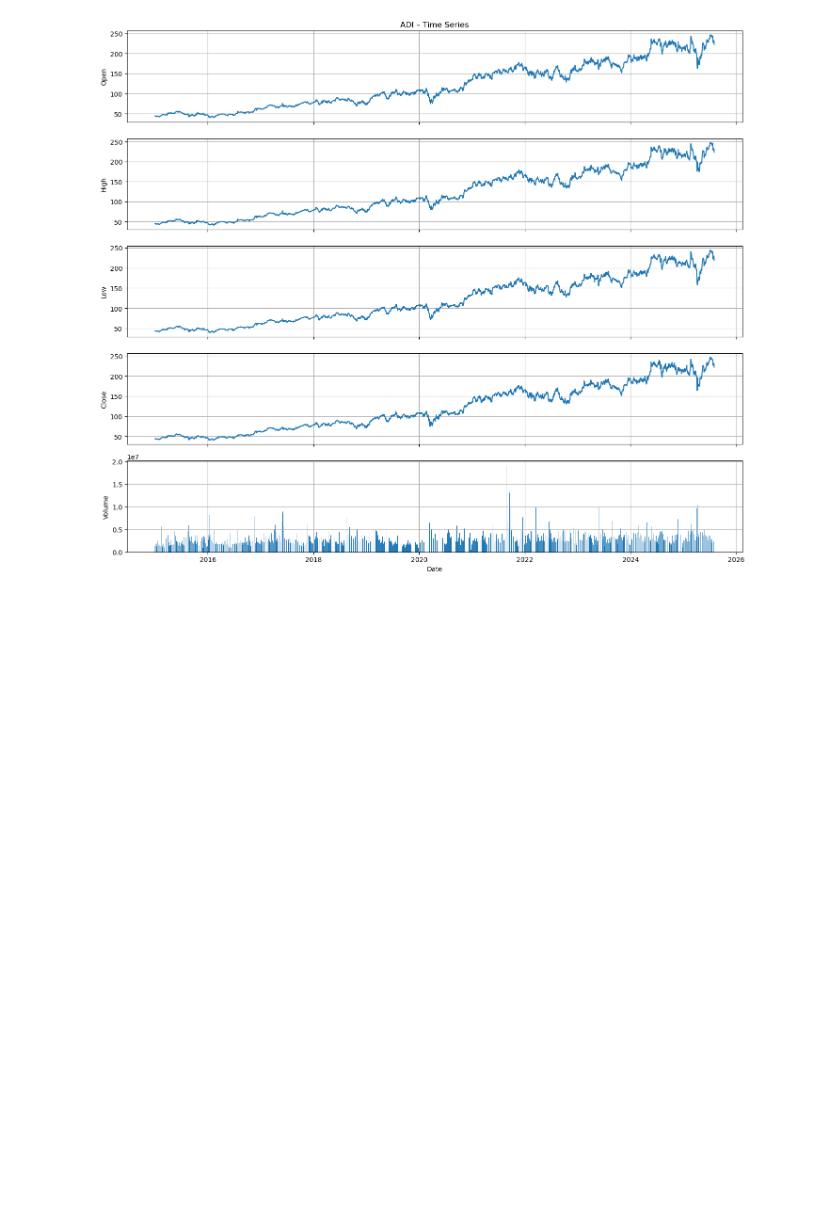
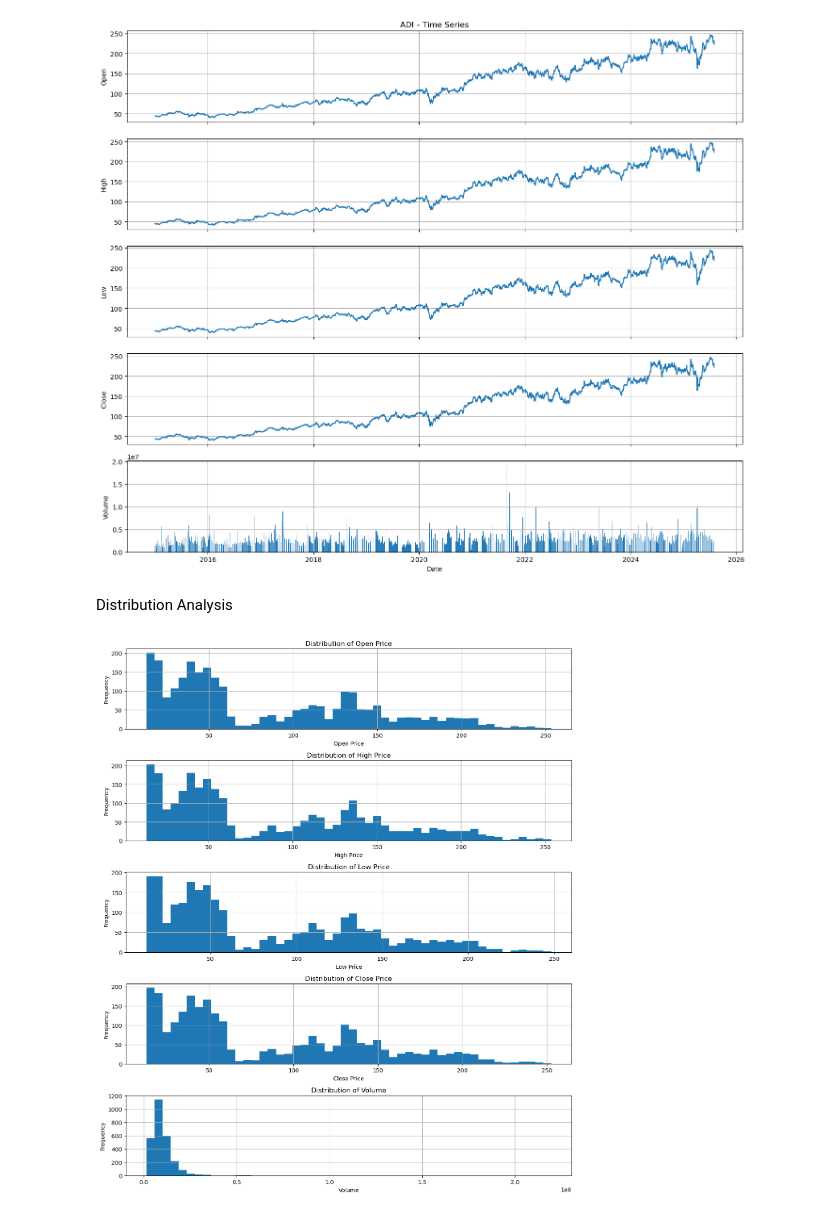
Before and after one commit to ADARSH1496/semiconductor-sector-data-analysis, a Jupyter notebook: notebooks/semiconductor_sector_data_analysis.ipynb, the cells around one changed output. Drawn from its saved outputs; the diff is of its cells as text; code cells hidden in the pictures; blank space fills up the shorter version.

Commit message:
Added several analysis to EDA

```diff
--- a/notebooks/semiconductor_sector_data_analysis.ipynb
+++ b/notebooks/semiconductor_sector_data_analysis.ipynb
@@ -280,3 +282,56 @@ plt.tight_layout()
 plt.show()
 # %% [output]
 [figure]
+# %% [markdown]
+Distribution Analysis
+# %%
+#Filter AMAT stock data
+stock_df = df[df["stock_name"] == "AMAT"]
+
+
+# Distribution plots
+
+fig, axes = plt.subplots(
+    5, 1,
+    figsize=(12, 14)
+)
+
+# Open
+axes[0].hist(stock_df["open"], bins=50)
+axes[0].set_title("Distribution of Open Price")
+axes[0].set_xlabel("Open Price")
+axes[0].set_ylabel("Frequency")
+axes[0].grid(True)
+
+# High
+axes[1].hist(stock_df["high"], bins=50)
+axes[1].set_title("Distribution of High Price")
+axes[1].set_xlabel("High Price")
+axes[1].set_ylabel("Frequency")
+axes[1].grid(True)
+
+# Low
+axes[2].hist(stock_df["low"], bins=50)
+axes[2].set_title("Distribution of Low Price")
+axes[2].set_xlabel("Low Price")
+axes[2].set_ylabel("Frequency")
+axes[2].grid(True)
+
+# Close
+axes[3].hist(stock_df["close"], bins=50)
+axes[3].set_title("Distribution of Close Price")
+axes[3].set_xlabel("Close Price")
+axes[3].set_ylabel("Frequency")
+axes[3].grid(True)
+
+# Volume
+axes[4].hist(stock_df["volume"], bins=50)
+axes[4].set_title("Distribution of Volume")
+axes[4].set_xlabel("Volume")
+axes[4].set_ylabel("Frequency")
+axes[4].grid(True)
+
+plt.tight_layout()
+plt.show()
+# %% [output]
+[figure, added]
```
Also changed, not shown: parts of 5 cells of this notebook.
